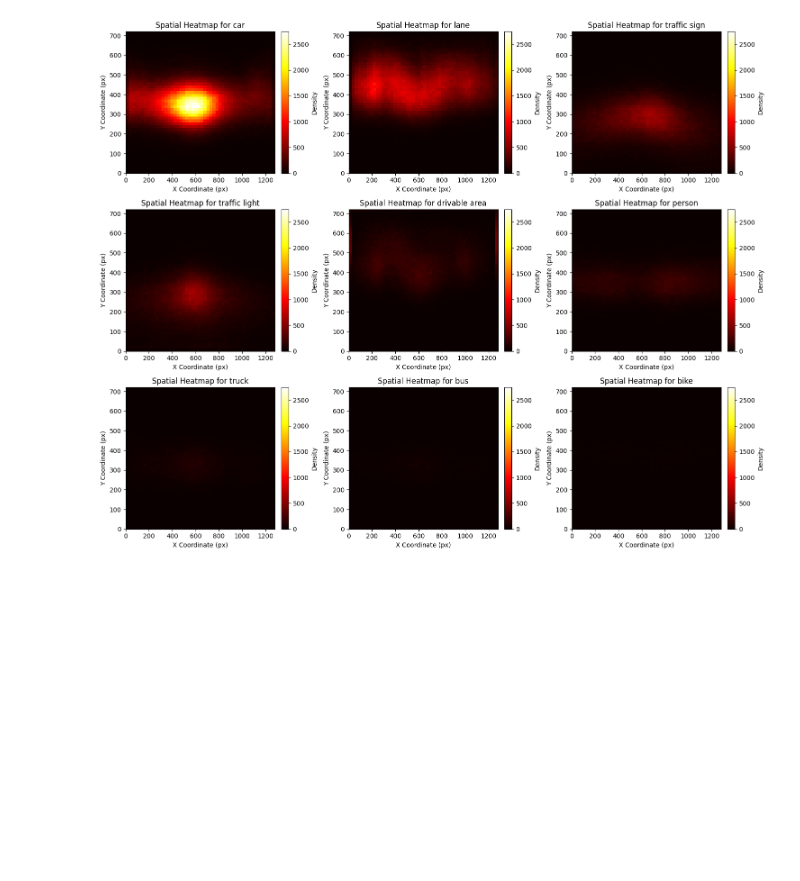
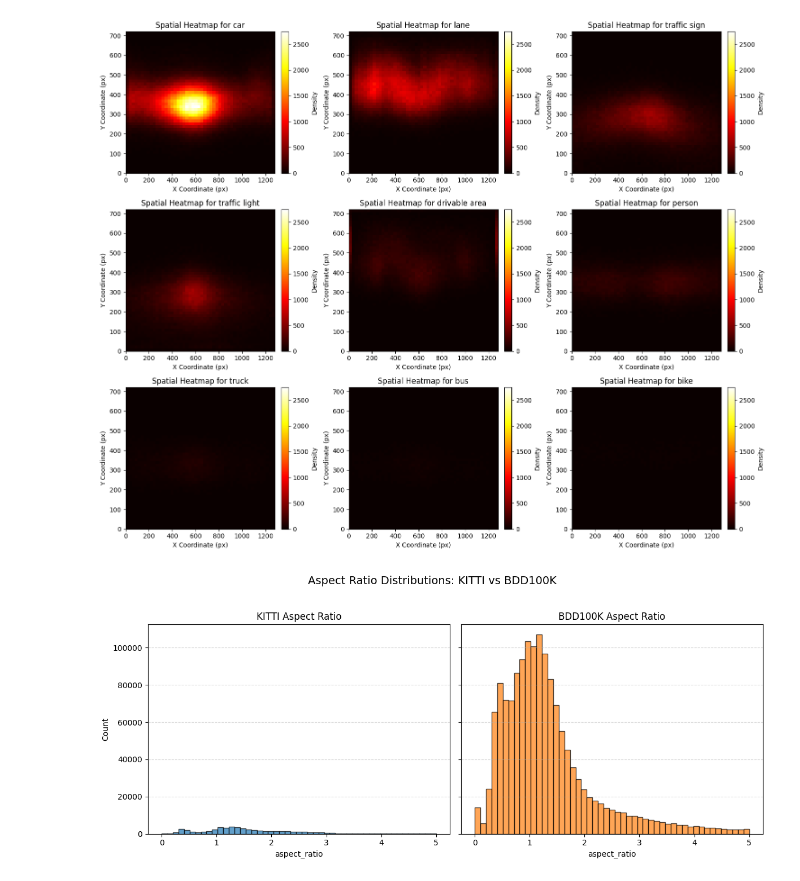
Before and after one commit to quocanhto85/Object-based-Visual-SLAM, a Jupyter notebook: SLAM.ipynb, the cells around one changed output. Cells and saved outputs as stored; diff of their text form; code cells hidden in the pictures; blank space fills up the shorter version.

```diff
--- a/SLAM.ipynb
+++ b/SLAM.ipynb
@@ -400,18 +400,18 @@ for json_file in os.listdir(KITTI_ANNOT_PATH):
                 }
                 kitti_data_individual.append(record)
 
-kitti_df_individual = pd.DataFrame(kitti_data_individual)
+kitti_df = pd.DataFrame(kitti_data_individual)
 
 image_width   = 1224
 image_height  = 370
-object_types  = kitti_df_individual['type'].unique().tolist()
+object_types  = kitti_df['type'].unique().tolist()
 n_types       = len(object_types)
 n_cols        = 3
 n_rows        = ceil(n_types / n_cols)
 
 all_heatmaps = []
 for t in object_types:
-    df_t = kitti_df_individual[kitti_df_individual['type'] == t]
+    df_t = kitti_df[kitti_df['type'] == t]
     x_centers = (df_t['bbox_xmin'] + df_t['bbox_xmax']) / 2
     y_centers = (df_t['bbox_ymin'] + df_t['bbox_ymax']) / 2
     heatmap, _, _ = np.histogram2d(
@@ -762,3 +762,55 @@ plt.tight_layout()
 plt.show()
 # %% [output]
 [figure]
+# %%
+# Compute aspect ratios for both datasets
+
+kitti_df['aspect_ratio'] = (
+    (kitti_df['bbox_xmax'] - kitti_df['bbox_xmin']) /
+    (kitti_df['bbox_ymax'] - kitti_df['bbox_ymin'])
+)
+
+bdd100k_df['aspect_ratio'] = (
+    (bdd100k_df['bbox_xmax'] - bdd100k_df['bbox_xmin']) /
+    (bdd100k_df['bbox_ymax'] - bdd100k_df['bbox_ymin'])
+)
+
+bins = np.linspace(0, 5, 50)
+
+k_max = np.histogram(kitti_df['aspect_ratio'], bins=bins)[0].max()
+b_max = np.histogram(bdd100k_df['aspect_ratio'], bins=bins)[0].max()
+ymax  = max(k_max, b_max)
+
+fig, axes = plt.subplots(1, 2, figsize=(12, 5), sharey=True)
+
+# KITTI
+axes[0].hist(
+    kitti_df['aspect_ratio'],
+    bins=bins,
+    edgecolor='black',
+    alpha=0.7
+)
+axes[0].set_title('KITTI Aspect Ratio')
+axes[0].set_xlabel('aspect_ratio')
+axes[0].set_ylabel('Count')
+axes[0].set_ylim(0, ymax * 1.05)
+axes[0].grid(axis='y', linestyle='--', alpha=0.5)
+
+# BDD100K
+axes[1].hist(
+    bdd100k_df['aspect_ratio'],
+    bins=bins,
+    edgecolor='black',
+    alpha=0.7,
+    color='C1'
+)
+axes[1].set_title('BDD100K Aspect Ratio')
+axes[1].set_xlabel('aspect_ratio')
+axes[1].set_ylim(0, ymax * 1.05)
+axes[1].grid(axis='y', linestyle='--', alpha=0.5)
+
+fig.suptitle('Aspect Ratio Distributions: KITTI vs BDD100K', fontsize=14, y=1.03)
+plt.tight_layout()
+plt.show()
+# %% [output]
+[figure, added]
```
Also changed, not shown: parts of 1 cell of this notebook.
